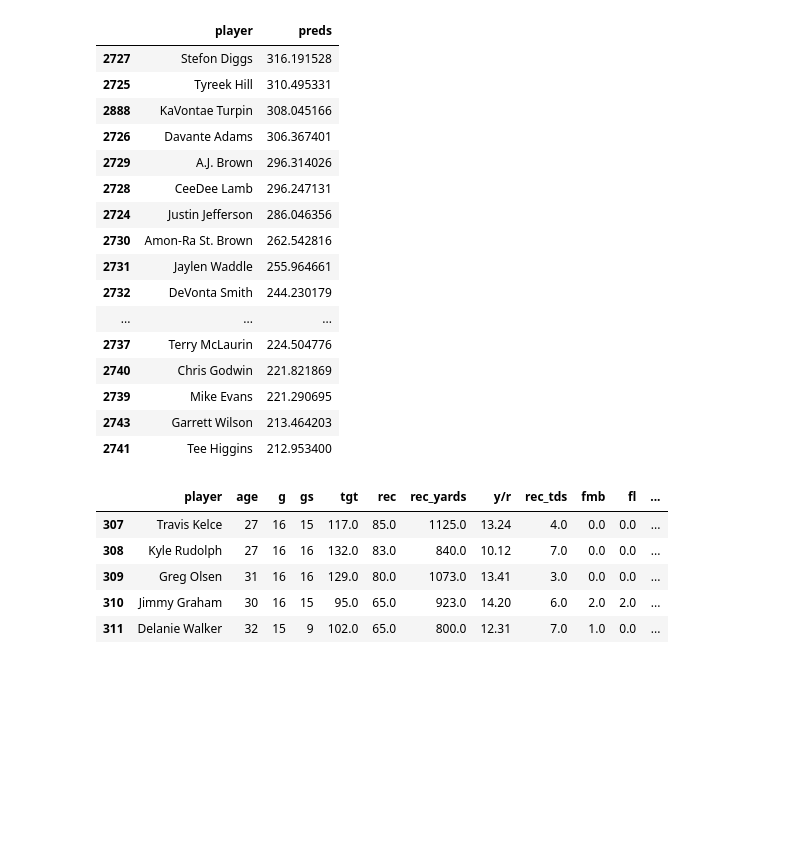
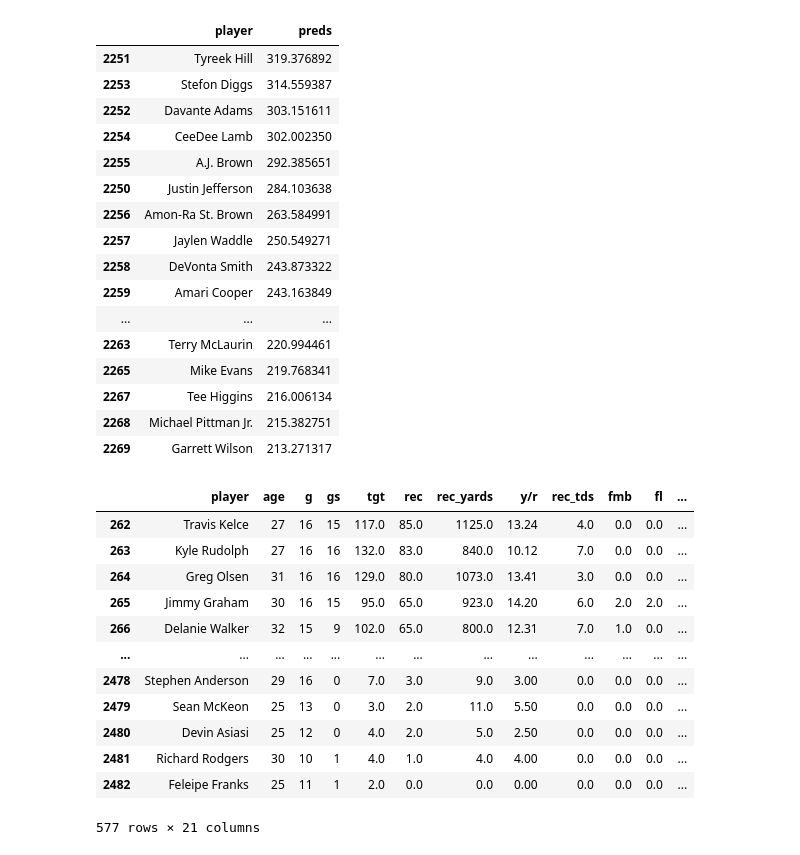
Before and after one commit to ffb-optimal-draft/ffb-draft-strategy, a Jupyter notebook: ian_modeling.ipynb, the cells around one changed output. Saved outputs shown, nothing was run; the diff lists cells and outputs as text; code cells hidden in the pictures; blank space fills up the shorter version.

```diff
--- a/ian_modeling.ipynb
+++ b/ian_modeling.ipynb
@@ -27,7 +27,7 @@ seasons = range(2016,2023)
 positions = ['QB','RB','WR','TE']
 add = []
 
-df = df[df['g'] > 5]
+df = df[df['g'] > 9]
 
 for s in seasons:
     for p in positions:
@@ -121,6 +121,7 @@ qb_df['rating'] = round(((((((qb_df['cmp']/qb_df['pass_att'])-.3)*5) +
 # %%
 def add_target(group):
     group['target'] = group['ppr_pts'].shift(-1)
+    group = group.fillna(0)
     return group
 # %%
 qb_df = add_target(qb_df)
@@ -340,34 +301,41 @@ rmse(wr_val_preds,'xgb_val_preds')
 # %%
-wr_2022.sort_values('preds',ascending=False).head(20)
+wr_2023.sort_values('preds',ascending=False).head(20)
 # %% [output]
 |  | player | preds |
-| 2727 | Stefon Diggs | 316.191528 |
-| 2725 | Tyreek Hill | 310.495331 |
-| 2888 | KaVontae Turpin | 308.045166 |
-| 2726 | Davante Adams | 306.367401 |
-| 2729 | A.J. Brown | 296.314026 |
-| 2728 | CeeDee Lamb | 296.247131 |
-| 2724 | Justin Jefferson | 286.046356 |
-| 2730 | Amon-Ra St. Brown | 262.542816 |
-| 2731 | Jaylen Waddle | 255.964661 |
-| 2732 | DeVonta Smith | 244.230179 |
+| 2251 | Tyreek Hill | 319.376892 |
+| 2253 | Stefon Diggs | 314.559387 |
+| 2252 | Davante Adams | 303.151611 |
+| 2254 | CeeDee Lamb | 302.002350 |
+| 2255 | A.J. Brown | 292.385651 |
+| 2250 | Justin Jefferson | 284.103638 |
+| 2256 | Amon-Ra St. Brown | 263.584991 |
+| 2257 | Jaylen Waddle | 250.549271 |
+| 2258 | DeVonta Smith | 243.873322 |
+| 2259 | Amari Cooper | 243.163849 |
 | ... | ... | ... |
-| 2737 | Terry McLaurin | 224.504776 |
-| 2740 | Chris Godwin | 221.821869 |
-| 2739 | Mike Evans | 221.290695 |
-| 2743 | Garrett Wilson | 213.464203 |
-| 2741 | Tee Higgins | 212.953400 |
+| 2263 | Terry McLaurin | 220.994461 |
+| 2265 | Mike Evans | 219.768341 |
+| 2267 | Tee Higgins | 216.006134 |
+| 2268 | Michael Pittman Jr. | 215.382751 |
+| 2269 | Garrett Wilson | 213.271317 |
 # %%
 te_df.drop(columns=['rk','team','pos','cmp','pass_att','pass_yds','pass_tds','int','rush_att','rush_yard','y/a',
                     'rush_tds','standard_pts','vbd'], inplace=True)
 # %%
 te_df = add_target(te_df)
 # %%
-te_df.head()
+te_df
 # %% [output]
 |  | player | age | g | gs | tgt | rec | rec_yards | y/r | rec_tds | fmb | fl | ... |
-| 307 | Travis Kelce | 27 | 16 | 15 | 117.0 | 85.0 | 1125.0 | 13.24 | 4.0 | 0.0 | 0.0 | ... |
-| 308 | Kyle Rudolph | 27 | 16 | 16 | 132.0 | 83.0 | 840.0 | 10.12 | 7.0 | 0.0 | 0.0 | ... |
-| 309 | Greg Olsen | 31 | 16 | 16 | 129.0 | 80.0 | 1073.0 | 13.41 | 3.0 | 0.0 | 0.0 | ... |
-| 310 | Jimmy Graham | 30 | 16 | 15 | 95.0 | 65.0 | 923.0 | 14.20 | 6.0 | 2.0 | 2.0 | ... |
-| 311 | Delanie Walker | 32 | 15 | 9 | 102.0 | 65.0 | 800.0 | 12.31 | 7.0 | 1.0 | 0.0 | ... |
+| 262 | Travis Kelce | 27 | 16 | 15 | 117.0 | 85.0 | 1125.0 | 13.24 | 4.0 | 0.0 | 0.0 | ... |
+| 263 | Kyle Rudolph | 27 | 16 | 16 | 132.0 | 83.0 | 840.0 | 10.12 | 7.0 | 0.0 | 0.0 | ... |
+| 264 | Greg Olsen | 31 | 16 | 16 | 129.0 | 80.0 | 1073.0 | 13.41 | 3.0 | 0.0 | 0.0 | ... |
+| 265 | Jimmy Graham | 30 | 16 | 15 | 95.0 | 65.0 | 923.0 | 14.20 | 6.0 | 2.0 | 2.0 | ... |
+| 266 | Delanie Walker | 32 | 15 | 9 | 102.0 | 65.0 | 800.0 | 12.31 | 7.0 | 1.0 | 0.0 | ... |
+| ... | ... | ... | ... | ... | ... | ... | ... | ... | ... | ... | ... | ... |
+| 2478 | Stephen Anderson | 29 | 16 | 0 | 7.0 | 3.0 | 9.0 | 3.00 | 0.0 | 0.0 | 0.0 | ... |
+| 2479 | Sean McKeon | 25 | 13 | 0 | 3.0 | 2.0 | 11.0 | 5.50 | 0.0 | 0.0 | 0.0 | ... |
+| 2480 | Devin Asiasi | 25 | 12 | 0 | 4.0 | 2.0 | 5.0 | 2.50 | 0.0 | 0.0 | 0.0 | ... |
+| 2481 | Richard Rodgers | 30 | 10 | 1 | 4.0 | 1.0 | 4.0 | 4.00 | 0.0 | 0.0 | 0.0 | ... |
+| 2482 | Feleipe Franks | 25 | 11 | 1 | 2.0 | 0.0 | 0.0 | 0.00 | 0.0 | 0.0 | 0.0 | ... |
+577 rows × 21 columns
```
Also changed, not shown: parts of 39 cells of this notebook, 2 other files.
